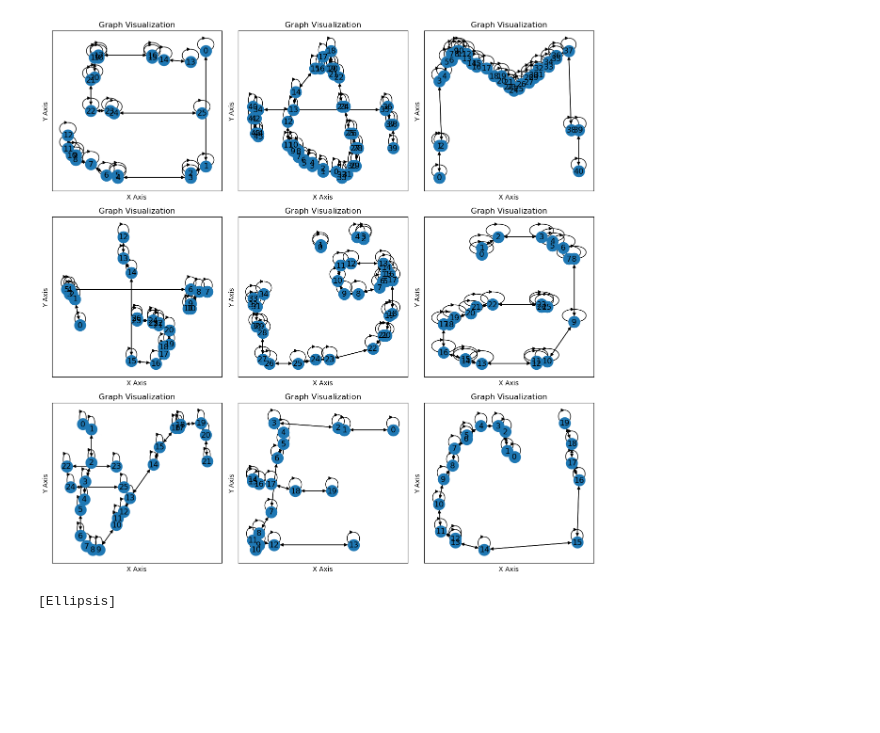
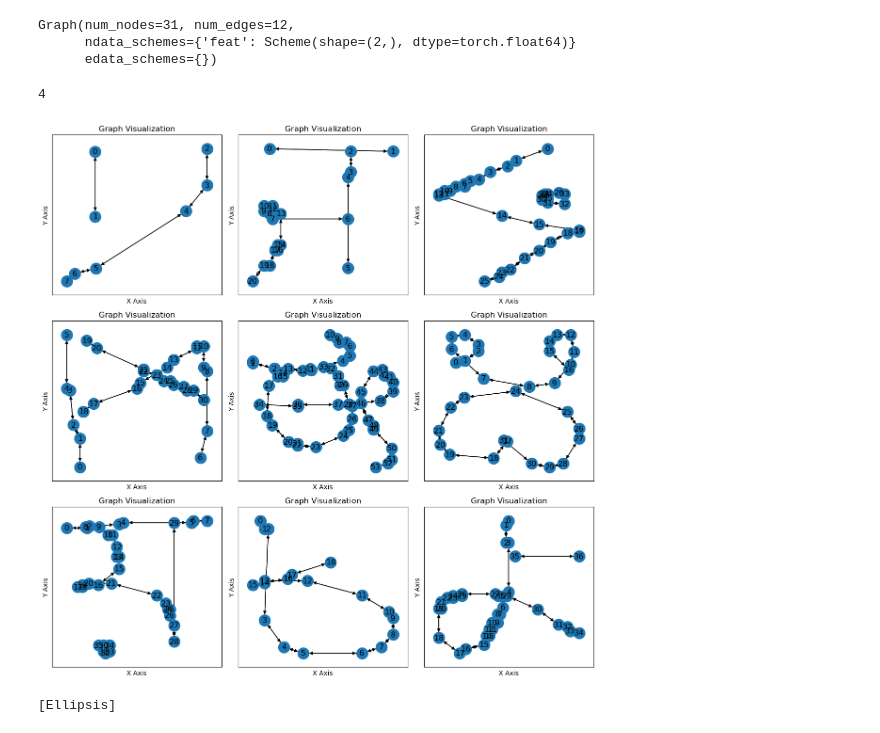
Before and after one commit to NilBiescas/CVC_internship, a Jupyter notebook: testing.ipynb, the cells around one changed output. Saved outputs shown, nothing was run; the diff lists cells and outputs as text; code cells hidden in the pictures; blank space fills up the shorter version.

```diff
--- a/testing.ipynb
+++ b/testing.ipynb
@@ -85,0 +103,13 @@ def plot_graph(G, position, ax):
+# %%
+dgl_graph
+# %% [output]
+Graph(num_nodes=31, num_edges=12,
+      ndata_schemes={'feat': Scheme(shape=(2,), dtype=torch.float64)}
+      edata_schemes={})
+# %%
+sample = train_set[random.randint(0, len(train_set))]
+dgl_graph = read_letter(sample, self_loops = False)
+# %%
+random.randint(0, dgl_graph.num_edges())
+# %% [output]
+4
@@ -86,20 +121,20 @@ def plot_graph(G, position, ax):
 # %%
 fig, idx = plt.subplots(3, 3, figsize=(12, 12))
 for i in range(3):
     for j in range(3):
         axis = idx[i, j]
         sample = train_set[random.randint(0, len(train_set))]
-        dgl_graph = read_letters(sample, self_loops = True)
+        dgl_graph = read_letter(sample, self_loops = False)
         G = dgl.to_networkx(dgl_graph)
         features = {node_id:row for node_id, row in enumerate(dgl_graph.ndata["feat"].numpy())}
         plot_graph(G, features, axis)
 
 plt.show()
 
 #draw_strokes(sample)
 #webbrowser.open(r"D:\NIL\OMNIGLOT\sample.svg")
 # %% [output]
-[figure, old version]
+[figure, new version]
 # %%
 trainset, validset, testset = read_npz_files(filename)
 
```
Also changed, not shown: parts of 7 cells of this notebook, 1 other file.
